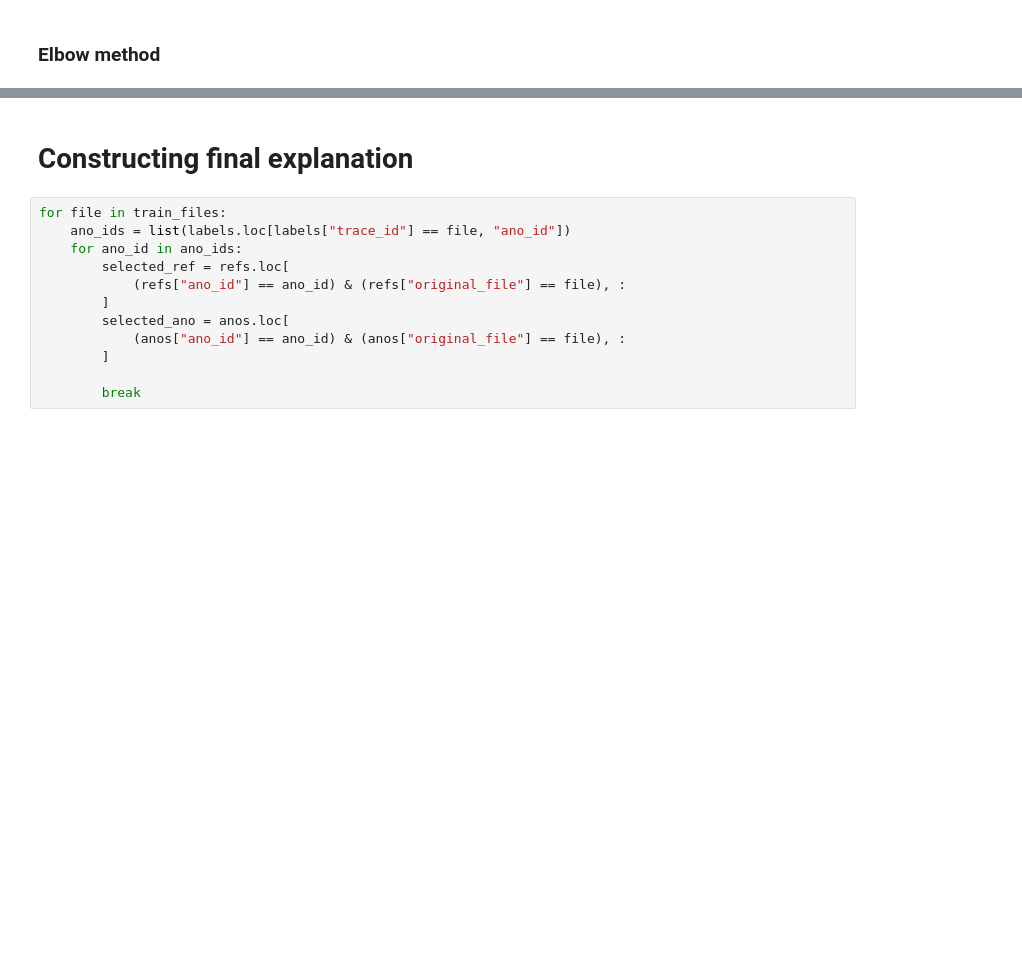
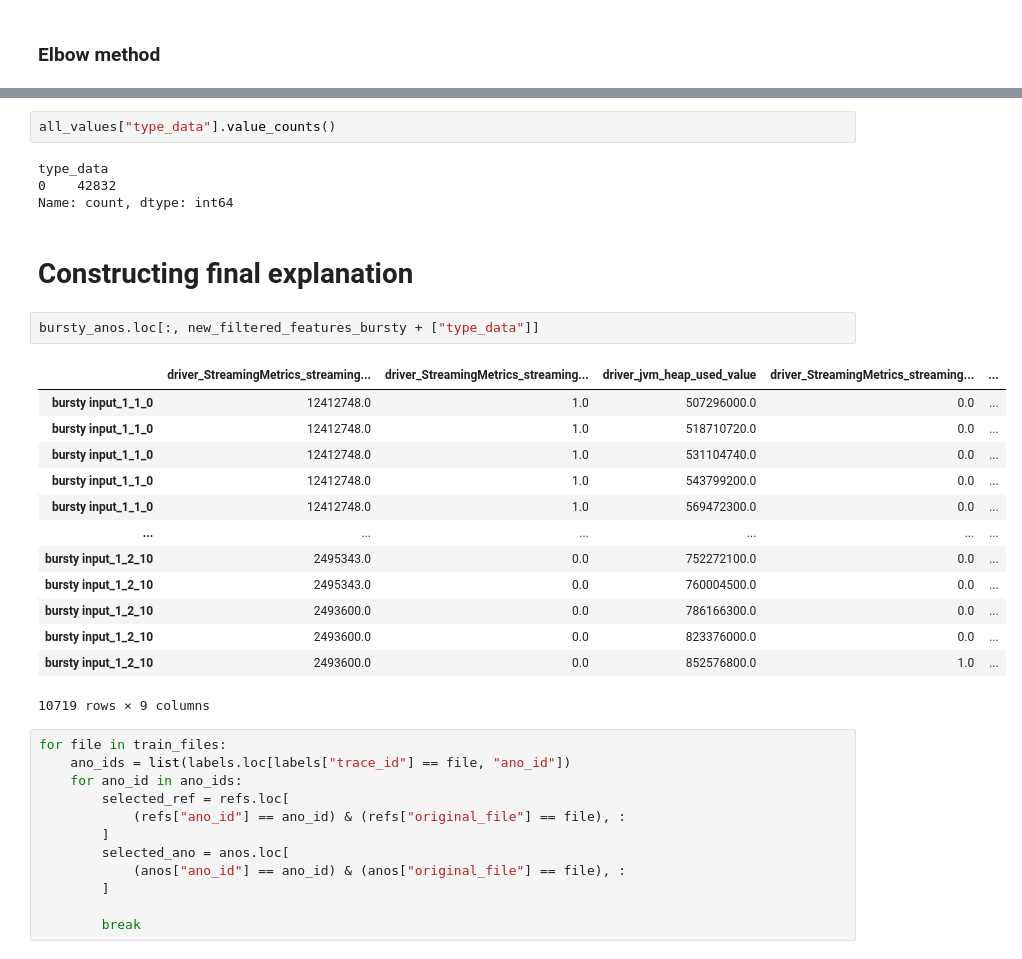
Before and after one commit to louise-davy/exstream-implementation, a Jupyter notebook: algorithm_as_a_notebook.ipynb, the cells around one changed output, grey strips where cells are left out. Saved outputs shown, nothing was run; the diff lists cells and outputs as text; blank space fills up the shorter version.

```diff
--- a/algorithm_as_a_notebook.ipynb
+++ b/algorithm_as_a_notebook.ipynb
@@ -509,5 +601,27 @@ new_filtered_features_bursty
+# %%
+all_values["type_data"].value_counts()
+# %% [output]
+type_data
+0    42832
+Name: count, dtype: int64
 # %% [markdown]
 # Constructing final explanation
+# %%
+bursty_anos.loc[:, new_filtered_features_bursty + ["type_data"]]
+# %% [output]
+|  | driver_StreamingMetrics_streaming... | driver_StreamingMetrics_streaming... | driver_jvm_heap_used_value | driver_StreamingMetrics_streaming... | ... |
+| bursty input_1_1_0 | 12412748.0 | 1.0 | 507296000.0 | 0.0 | ... |
+| bursty input_1_1_0 | 12412748.0 | 1.0 | 518710720.0 | 0.0 | ... |
+| bursty input_1_1_0 | 12412748.0 | 1.0 | 531104740.0 | 0.0 | ... |
+| bursty input_1_1_0 | 12412748.0 | 1.0 | 543799200.0 | 0.0 | ... |
+| bursty input_1_1_0 | 12412748.0 | 1.0 | 569472300.0 | 0.0 | ... |
+| ... | ... | ... | ... | ... | ... |
+| bursty input_1_2_10 | 2495343.0 | 0.0 | 752272100.0 | 0.0 | ... |
+| bursty input_1_2_10 | 2495343.0 | 0.0 | 760004500.0 | 0.0 | ... |
+| bursty input_1_2_10 | 2493600.0 | 0.0 | 786166300.0 | 0.0 | ... |
+| bursty input_1_2_10 | 2493600.0 | 0.0 | 823376000.0 | 0.0 | ... |
+| bursty input_1_2_10 | 2493600.0 | 0.0 | 852576800.0 | 1.0 | ... |
+10719 rows × 9 columns
 # %%
 for file in train_files:
     ano_ids = list(labels.loc[labels["trace_id"] == file, "ano_id"])
```
Also changed, not shown: parts of 13 cells of this notebook.
